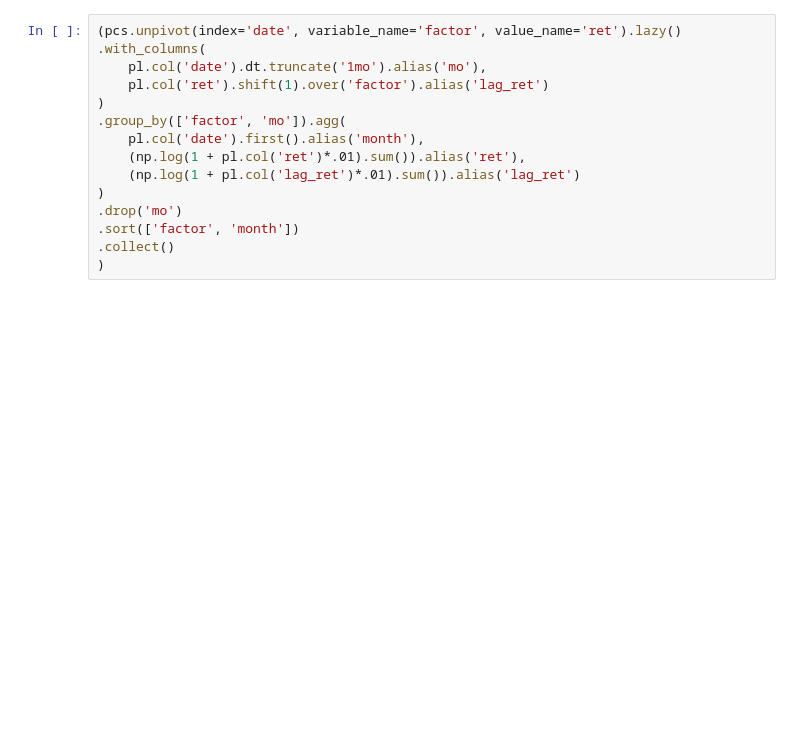
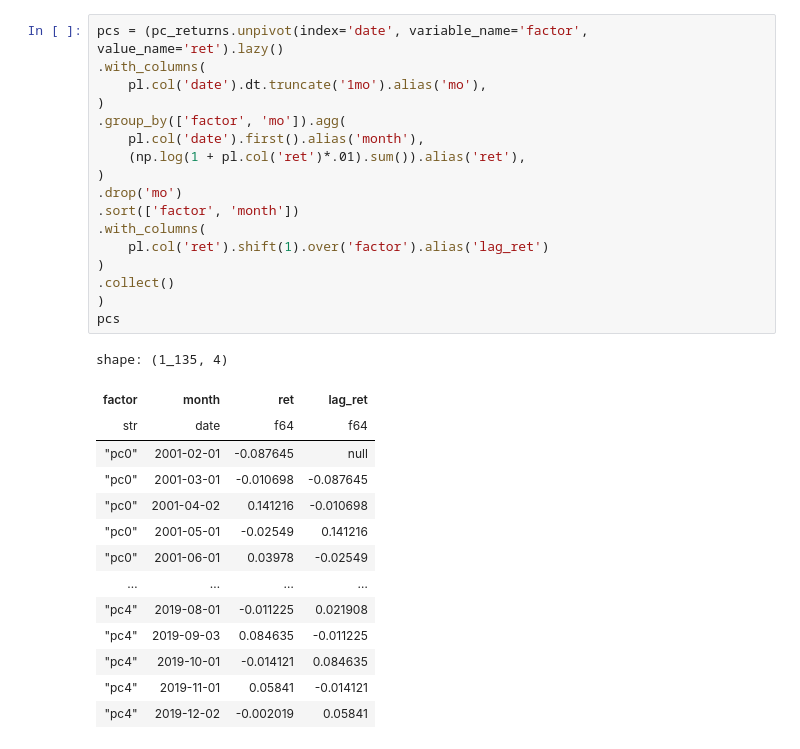
Before and after one commit to rvance1/factor-momentum, a Jupyter notebook: notebooks/TEMP.ipynb, the cells around one changed output. Cells and saved outputs as stored; diff of their text form; blank space fills up the shorter version.

```diff
--- a/notebooks/TEMP.ipynb
+++ b/notebooks/TEMP.ipynb
@@ -15,16 +34,33 @@ pcs
 # %%
-(pcs.unpivot(index='date', variable_name='factor', value_name='ret').lazy()
+pcs = (pc_returns.unpivot(index='date', variable_name='factor', value_name='ret').lazy()
 .with_columns(
     pl.col('date').dt.truncate('1mo').alias('mo'),
-    pl.col('ret').shift(1).over('factor').alias('lag_ret')
 )
 .group_by(['factor', 'mo']).agg(
     pl.col('date').first().alias('month'),
     (np.log(1 + pl.col('ret')*.01).sum()).alias('ret'),
-    (np.log(1 + pl.col('lag_ret')*.01).sum()).alias('lag_ret')
 )
 .drop('mo')
 .sort(['factor', 'month'])
+.with_columns(
+    pl.col('ret').shift(1).over('factor').alias('lag_ret')
+)
 .collect()
 )
+pcs
+# %% [output]
+shape: (1_135, 4)
+| factor | month | ret | lag_ret |
+| str | date | f64 | f64 |
+| "pc0" | 2001-02-01 | -0.087645 | null |
+| "pc0" | 2001-03-01 | -0.010698 | -0.087645 |
+| "pc0" | 2001-04-02 | 0.141216 | -0.010698 |
+| "pc0" | 2001-05-01 | -0.02549 | 0.141216 |
+| "pc0" | 2001-06-01 | 0.03978 | -0.02549 |
+| … | … | … | … |
+| "pc4" | 2019-08-01 | -0.011225 | 0.021908 |
+| "pc4" | 2019-09-03 | 0.084635 | -0.011225 |
+| "pc4" | 2019-10-01 | -0.014121 | 0.084635 |
+| "pc4" | 2019-11-01 | 0.05841 | -0.014121 |
+| "pc4" | 2019-12-02 | -0.002019 | 0.05841 |
 # %%
```
Also changed, not shown: parts of 8 cells of this notebook, 4 other files.
